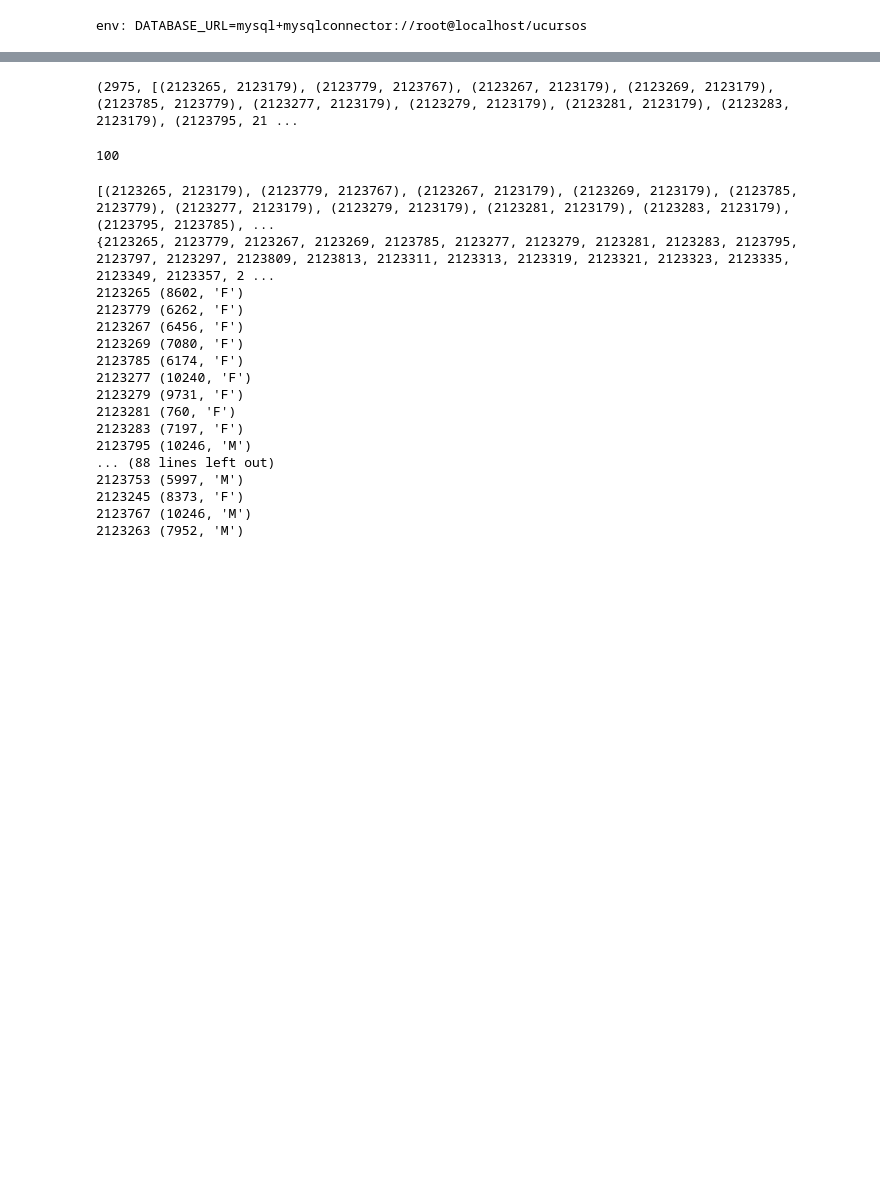
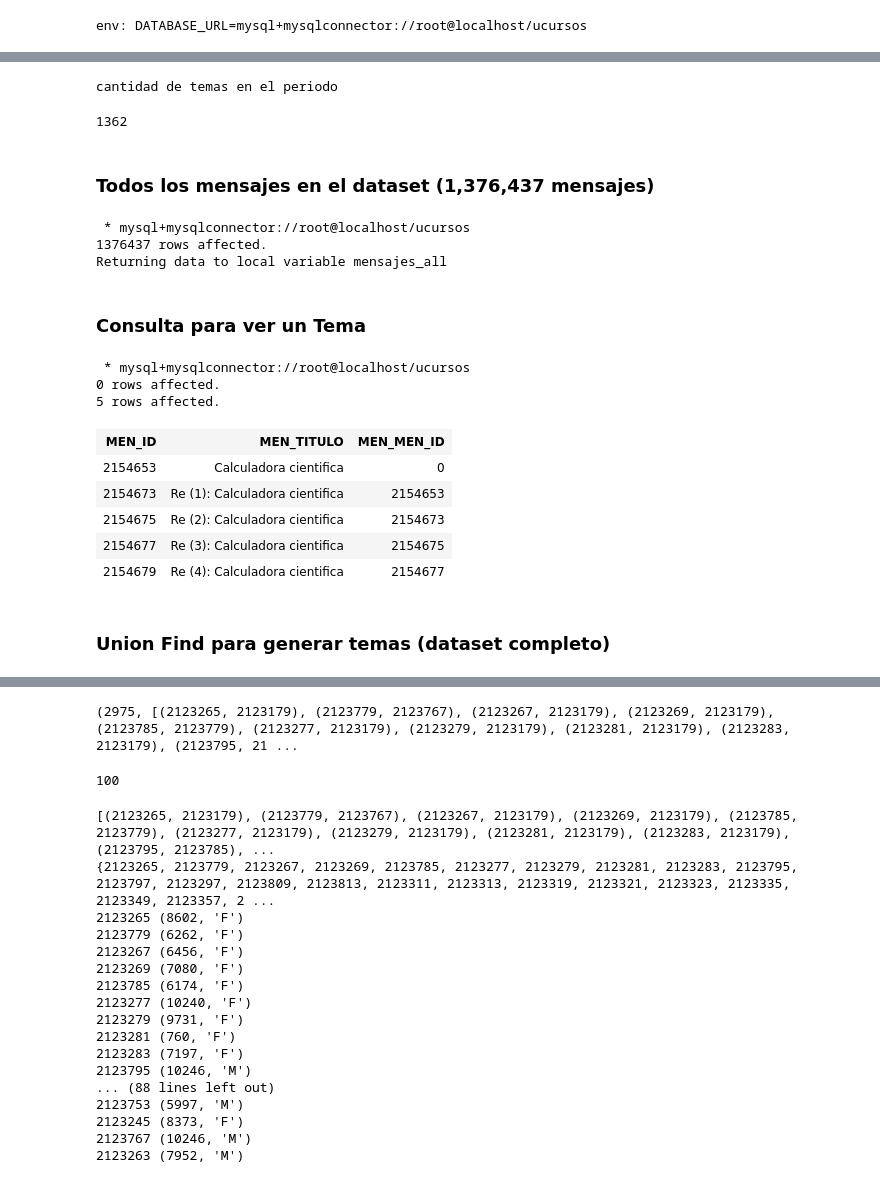
Before and after one commit to imfd/analisis-ucursos, a Jupyter notebook: notebooks/2019-08-23_explora-conversaciones.ipynb, the cells around one changed output, grey strips where cells are left out. Cells and saved outputs as stored; diff of their text form; code cells hidden in the pictures; blank space fills up the shorter version.

```diff
--- a/notebooks/2019-08-23_explora-conversaciones.ipynb
+++ b/notebooks/2019-08-23_explora-conversaciones.ipynb
@@ -172,0 +89,18 @@ for tema in temas:
+# %%
+print("cantidad de temas en el periodo")
+len(df.loc[df.MEN_MEN_ID == 0].index)
+# %% [output]
+cantidad de temas en el periodo
+1362
+# %% [markdown]
+###  Todos los mensajes en el dataset (1,376,437 mensajes)
+# %%
+%%sql mensajes_all <<
+
+SELECT *
+FROM MENSAJES_INGENIERIA m JOIN GENERO g ON m.MEN_RUT = g.ID
+WHERE MEN_CENSURADO = 0;
+# %% [output]
+ * mysql+mysqlconnector://root@localhost/ucursos
+1376437 rows affected.
+Returning data to local variable mensajes_all
@@ -172,0 +109,34 @@ for tema in temas:
+# %% [markdown]
+### Consulta para ver un Tema
+# %%
+%%sql
+
+SET @msg_id = '2154653';
+
+select MEN_ID, MEN_TITULO, MEN_MEN_ID
+from MENSAJES_INGENIERIA
+where MEN_ID = @msg_id
+
+union
+
+select  MEN_ID,
+        MEN_TITULO,
+        MEN_MEN_ID
+from    (select * from MENSAJES_INGENIERIA
+         order by MEN_MEN_ID, MEN_ID) mensajes_sorted,
+        (select @pv := @msg_id) initialisation
+where   find_in_set(MEN_MEN_ID, @pv)
+and     length(@pv := concat(@pv, ',', MEN_ID))
+;
+# %% [output]
+ * mysql+mysqlconnector://root@localhost/ucursos
+0 rows affected.
+5 rows affected.
+| MEN_ID | MEN_TITULO | MEN_MEN_ID |
+| 2154653 | Calculadora cientifica | 0 |
+| 2154673 | Re (1): Calculadora cientifica | 2154653 |
+| 2154675 | Re (2): Calculadora cientifica | 2154673 |
+| 2154677 | Re (3): Calculadora cientifica | 2154675 |
+| 2154679 | Re (4): Calculadora cientifica | 2154677 |
+# %% [markdown]
+### Union Find para generar temas (dataset completo)
```
Also changed, not shown: parts of 60 cells of this notebook, 2 other files.
